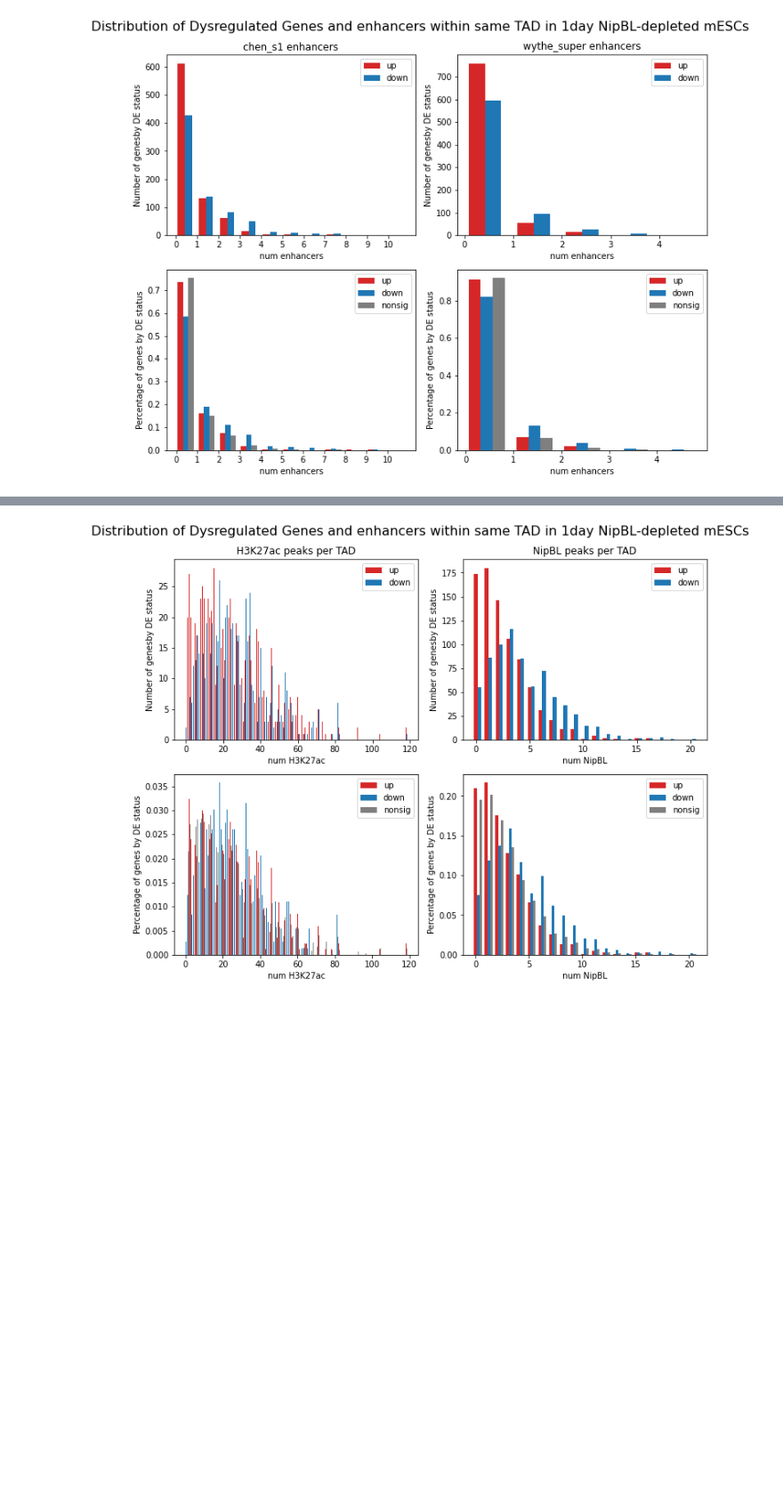
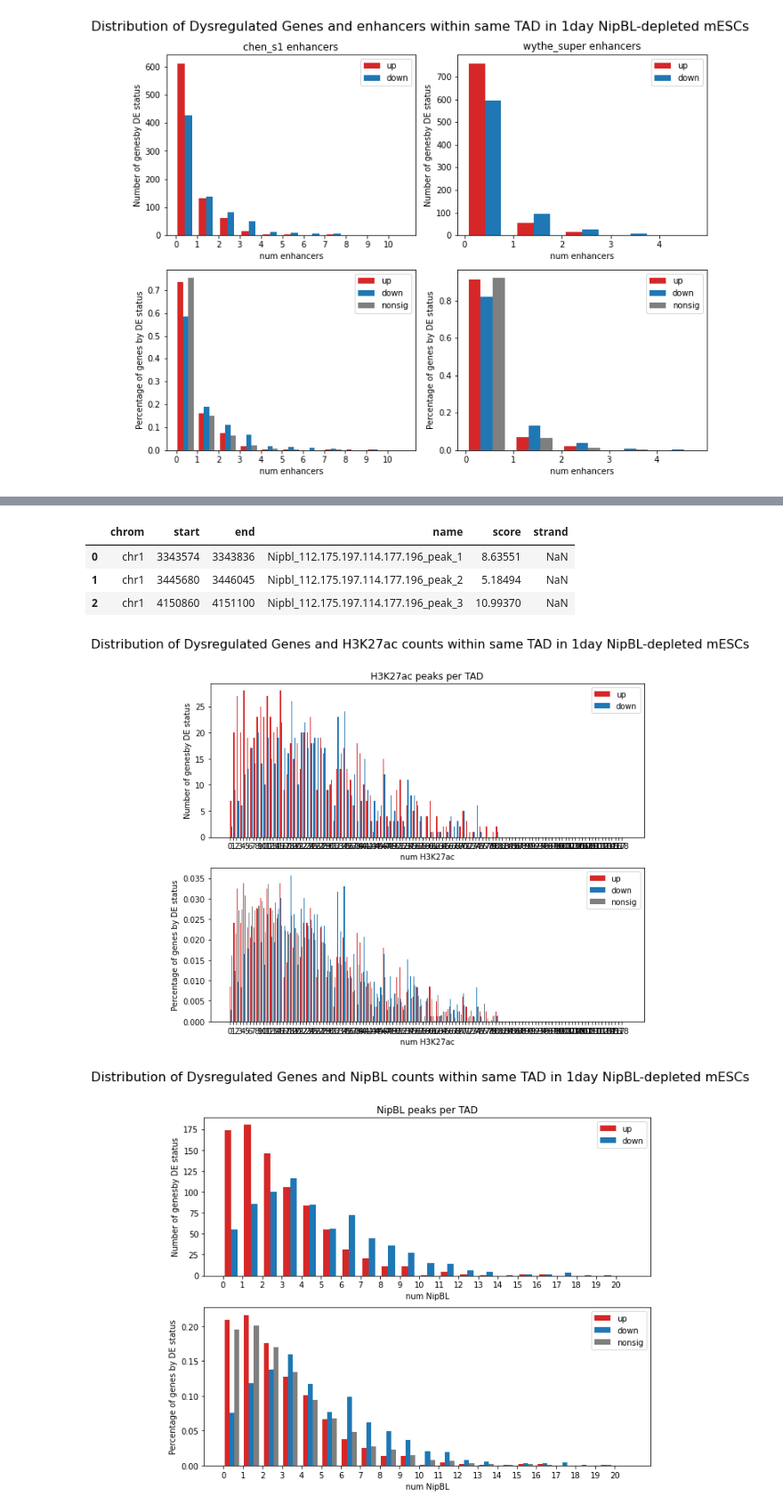
Before and after one commit to Bozhie/transcription_3Dfolding, a Jupyter notebook: transcription_3dfolding/transcription_data_analysis/20221207_tad_feature_barplots.ipynb, the cells around one changed output, grey strips where cells are left out. Shown at 89% size. Drawn from its saved outputs; the diff is of its cells as text; code cells hidden in the pictures; blank space fills up the shorter version.

```diff
--- a/transcription_3dfolding/transcription_data_analysis/20221207_tad_feature_barplots.ipynb
+++ b/transcription_3dfolding/transcription_data_analysis/20221207_tad_feature_barplots.ipynb
@@ -83,41 +149,55 @@ chip_folder = "/project/fudenber_735/collaborations/karissa_2022/2022_09_feature
 
 nipbl = "Nipbl_112.175.197.114.177.196_peaks.xls.bed"
 promoter = "H3K27ac_EA92-97_peaks.xls.bed"
+ctcf = 'CTCF_peaks_called_on_4reps_foundInatLeast2reps_noBlacklist.bed'
+rad21 = 'RAD21_peaks_called_on_6reps_foundInatLeast3reps_noBlacklist.bed'
 
 chip_peaks = {'H3K27ac' : chip_folder+promoter,
-              'NipBL' : chip_folder+nipbl
+              'NipBL' : chip_folder+nipbl,
+              'CTCF' : chip_folder+ctcf,
+              'RAD21' : chip_folder+rad21
              }
+# %%
+flt.get_peak_bioframe(chip_folder+nipbl).head(3)
+# %% [output]
+|  | chrom | start | end | name | score | strand |
+| 0 | chr1 | 3343574 | 3343836 | Nipbl_112.175.197.114.177.196_peak_1 | 8.63551 | NaN |
+| 1 | chr1 | 3445680 | 3446045 | Nipbl_112.175.197.114.177.196_peak_2 | 5.18494 | NaN |
+| 2 | chr1 | 4150860 | 4151100 | Nipbl_112.175.197.114.177.196_peak_3 | 10.99370 | NaN |
 # %%
-fig, axs = plt.subplots(2,2, figsize=(10, 8))
-fig.suptitle(('Distribution of Dysregulated Genes and '
-             'enhancers within same TAD in 1day NipBL-depleted mESCs'),
-             fontsize=16)
+for (feat, file) in chip_peaks.items():
 
-for (enh_source, file), axi in zip(chip_peaks.items(), np.arange(axs.shape[0])):
+    fig, axs = plt.subplots(2, 1, figsize=(10, 8))
+    fig.suptitle(('Distribution of Dysregulated Genes and '
+                '{} counts within same TAD in 1day NipBL-depleted mESCs'.
+                format(feat)),
+                fontsize=16)
 
     # Annotate number of enhancers within the tad
     df = tad_mid_df.copy()
-    enhancer_df = flt.get_enhancer_bioframe(file)
-    df['num_'+enh_source] = bf.count_overlaps(df, enhancer_df)['count']
+    chip_df = flt.get_peak_bioframe(file)
+    df['num_'+feat] = bf.count_overlaps(df, chip_df)['count']
 
-    pfn.istribution_features_by_region(df,
-                                 day1_res_df,
-                                 feature_category_colors={"up": 'tab:red',
-                                                      "down": 'tab:blue'},
-                                 region_group_col='num_'+enh_source,
-                                 plot_title='{} peaks per TAD'.format(enh_source),
-                                 percentage=False,
-                                 ax=axs[0, axi]
+    pfn.distribution_features_by_region(df,
+                                day1_res_df,
+                                feature_category_colors={"up": 'tab:red',
+                                                    "down": 'tab:blue'},
+                                region_group_col='num_'+feat,
+                                plot_title='{} peaks per TAD'.format(feat),
+                                percentage=False,
+
+                                ax=axs[0]
                                 )
 
     pfn.distribution_features_by_region(df,
                                         day1_res_df,
                                         plot_title='',
-                                        region_group_col='num_'+enh_source,
-                                        ax=axs[1, axi]
-                                       )
+                                        region_group_col='num_'+feat,
+                                        ax=axs[1]
+                                    )
 
 plt.tight_layout()
 plt.show()
 # %% [output]
-[figure, old version]
+[figure, new version]
+[figure, added]
```
Also changed, not shown: parts of 7 cells of this notebook, 1 other file.
